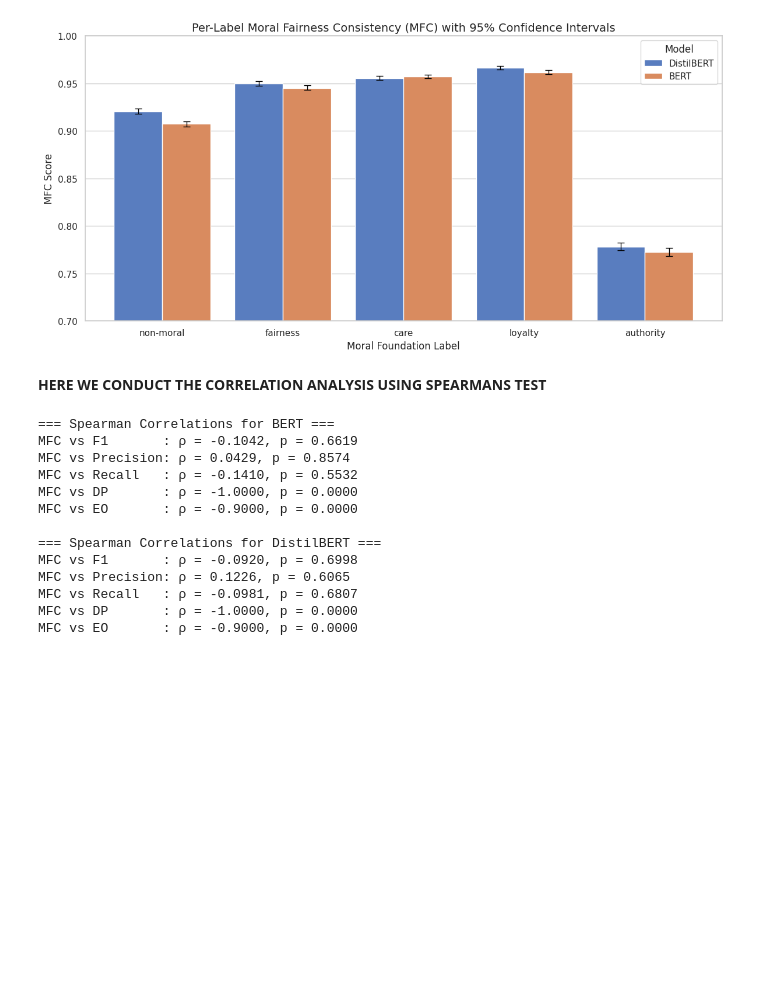
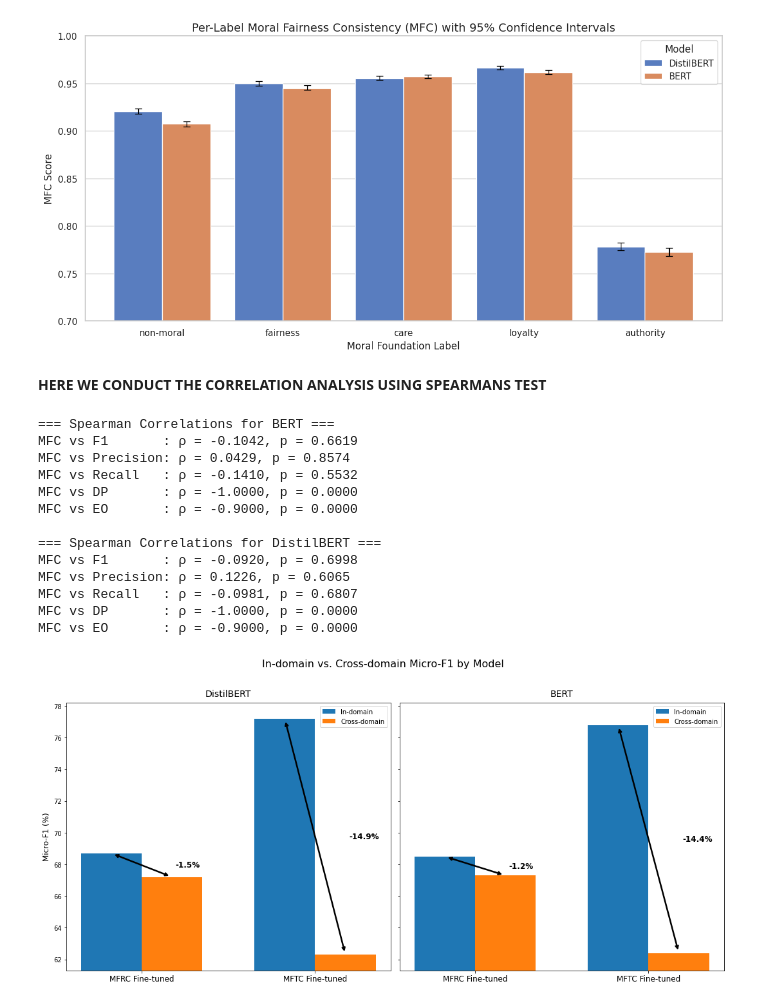
Before and after one commit to battemuulenn/DataScienceThesis, a Jupyter notebook: novel_fairness_metric_exploration_validation/fairness_metric_exploration_and_validation.ipynb, the cells around one changed output. Saved outputs shown, nothing was run; the diff lists cells and outputs as text; code cells hidden in the pictures; blank space fills up the shorter version.

```diff
--- a/novel_fairness_metric_exploration_validation/fairness_metric_exploration_and_validation.ipynb
+++ b/novel_fairness_metric_exploration_validation/fairness_metric_exploration_and_validation.ipynb
@@ -527,3 +527,67 @@ MFC vs Precision: ρ = 0.1226, p = 0.6065
 MFC vs Recall   : ρ = -0.0981, p = 0.6807
 MFC vs DP       : ρ = -1.0000, p = 0.0000
 MFC vs EO       : ρ = -0.9000, p = 0.0000
+# %%
+import numpy as np
+import matplotlib.pyplot as plt
+
+# Data for each model
+categories = ['MFRC Fine-tuned', 'MFTC Fine-tuned']
+distil_in = [68.7, 77.2]
+distil_cross = [67.2, 62.3]
+bert_in = [68.5, 76.8]
+bert_cross = [67.3, 62.4]
+
+x = np.arange(len(categories))
+width = 0.35
+
+fig, axes = plt.subplots(1, 2, figsize=(15, 7), sharey=True)
+
+for ax, model_name, in_vals, cross_vals in zip(
+        axes,
+        ['DistilBERT', 'BERT'],
+        [distil_in, bert_in],
+        [distil_cross, bert_cross],
+    ):
+    ax.bar(x - width/2, in_vals, width, label='In-domain')
+    ax.bar(x + width/2, cross_vals, width, label='Cross-domain')
+    ax.set_title(model_name, fontsize=14, pad=10)
+    ax.set_xticks(x)
+    ax.set_xticklabels(categories, fontsize=12)
+
+    for i in range(len(categories)):
+        y1 = in_vals[i]
+        y2 = cross_vals[i]
+        drop_pct = y1 - y2
+        ax.annotate(
+            '',
+            xy=(x[i] - width/2, y1),
+            xytext=(x[i] + width/2, y2),
+            arrowprops=dict(arrowstyle='<->', lw=2.5, color='black', shrinkA=5, shrinkB=5)
+        )
+        mid_y = (y1 + y2) / 2
+        ax.text(
+            x[i] + width/2 + 0.02,
+            mid_y,
+            f'-{drop_pct:.1f}%',
+            va='center',
+            ha='left',
+            fontsize=12,
+            fontweight='bold',
+            color='black'
+        )
+
+axes[0].set_ylabel('Micro-F1 (%)', fontsize=12)
+fig.suptitle('In-domain vs. Cross-domain Micro-F1 by Model', fontsize=16, y=1.02)
+
+min_drop = min(min(distil_cross), min(bert_cross)) - 1
+max_in = max(max(distil_in), max(bert_in)) + 1
+axes[0].set_ylim(min_drop, max_in)
+
+for ax in axes:
+    ax.legend(loc='upper right', fontsize=10)
+
+plt.tight_layout()
+plt.show()
+# %% [output]
+[figure, added]
```
Also changed, not shown: 1 other file.
